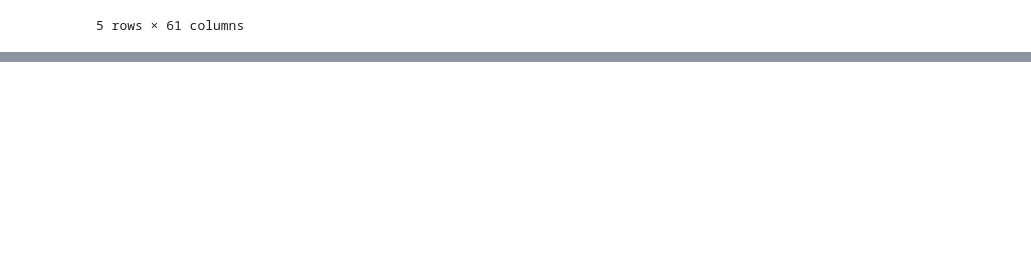
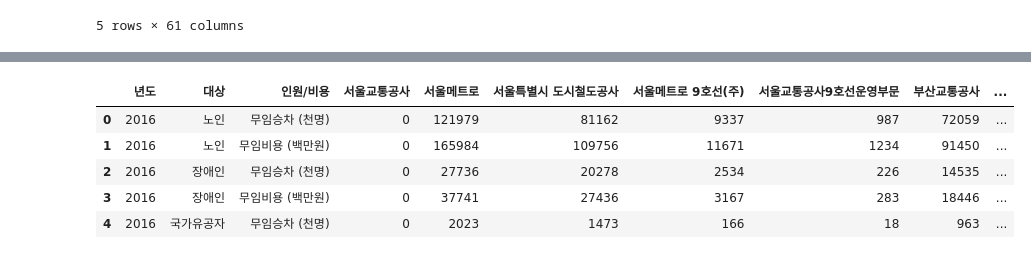
Before and after one commit to HyunJW/Subway_Analystic, a Jupyter notebook: data_preprocessing/유무임 승하차 전처리.ipynb, the cells around one changed output, grey strips where cells are left out. Cells and saved outputs as stored; diff of their text form; code cells hidden in the pictures; blank space fills up the shorter version.

```diff
--- a/data_preprocessing/유무임 승하차 전처리.ipynb
+++ b/data_preprocessing/유무임 승하차 전처리.ipynb
@@ -21,0 +45,42 @@ df_fares = pd.read_csv('../data/수정 전 데이터/서울시 지하철 호선
+# %%
+# 년도별 데이터로 분리
+df_group_2016 = df_group[['년도', '2016']].T
+df_group_2016.reset_index(inplace=True)
+df_group_2016.columns = df_group_2016.iloc[0]
+df_group_2016.drop(index=0, inplace=True)
+
+df_group_2017 = df_group[['년도', '2017']].T
+df_group_2017.reset_index(inplace=True)
+df_group_2017.columns = df_group_2017.iloc[0]
+df_group_2017.drop(index=0, inplace=True)
+
+df_group_2018 = df_group[['년도', '2018']].T
+df_group_2018.reset_index(inplace=True)
+df_group_2018.columns = df_group_2018.iloc[0]
+df_group_2018.drop(index=0, inplace=True)
+
+df_group_2019 = df_group[['년도', '2019']].T
+df_group_2019.reset_index(inplace=True)
+df_group_2019.columns = df_group_2019.iloc[0]
+df_group_2019.drop(index=0, inplace=True)
+
+df_group_2020 = df_group[['년도', '2020']].T
+df_group_2020.reset_index(inplace=True)
+df_group_2020.columns = df_group_2020.iloc[0]
+df_group_2020.drop(index=0, inplace=True)
+
+df_group_2021 = df_group[['년도', '2021']].T
+df_group_2021.reset_index(inplace=True)
+df_group_2021.columns = df_group_2021.iloc[0]
+df_group_2021.drop(index=0, inplace=True)
+# %%
+# 분리한 데이터 병합
+df_group = pd.concat([df_group_2016, df_group_2017, df_group_2018, df_group_2019, df_group_2020, df_group_2021], ignore_index=True)
+df_group.head()
+# %% [output]
+|  | 년도 | 대상 | 인원/비용 | 서울교통공사 | 서울메트로 | 서울특별시 도시철도공사 | 서울메트로 9호선(주) | 서울교통공사9호선운영부문 | 부산교통공사 | ... |
+| 0 | 2016 | 노인 | 무임승차 (천명) | 0 | 121979 | 81162 | 9337 | 987 | 72059 | ... |
+| 1 | 2016 | 노인 | 무임비용 (백만원) | 0 | 165984 | 109756 | 11671 | 1234 | 91450 | ... |
+| 2 | 2016 | 장애인 | 무임승차 (천명) | 0 | 27736 | 20278 | 2534 | 226 | 14535 | ... |
+| 3 | 2016 | 장애인 | 무임비용 (백만원) | 0 | 37741 | 27436 | 3167 | 283 | 18446 | ... |
+| 4 | 2016 | 국가유공자 | 무임승차 (천명) | 0 | 2023 | 1473 | 166 | 18 | 963 | ... |
```
Also changed, not shown: parts of 11 cells of this notebook.
